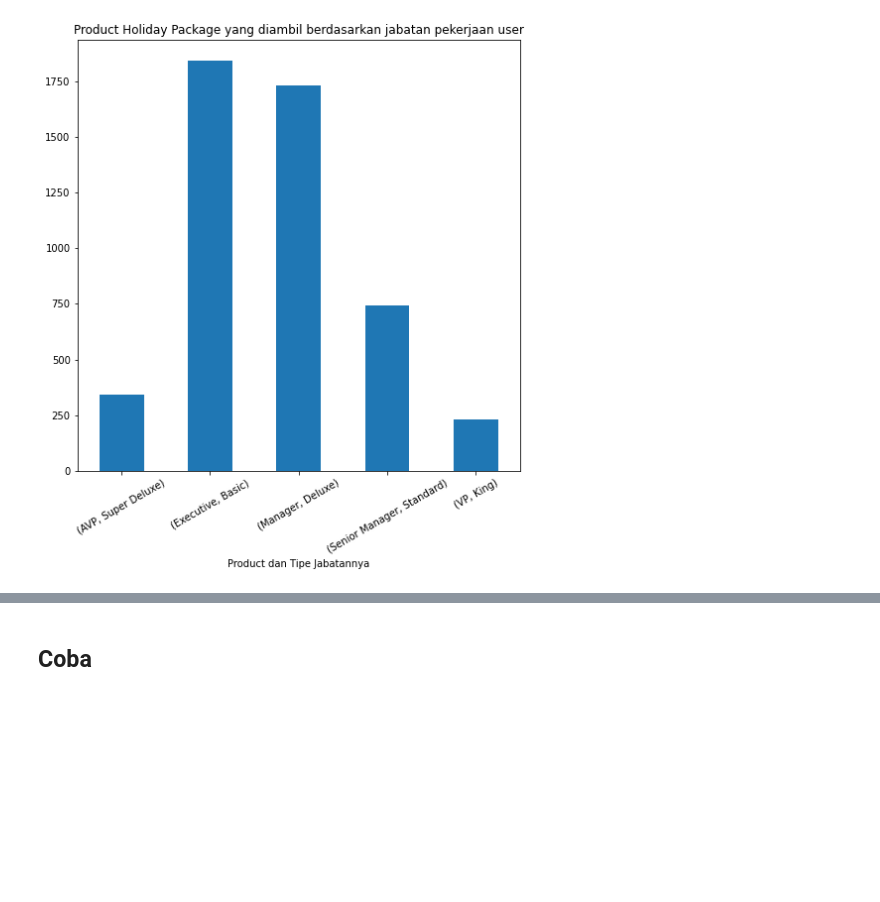
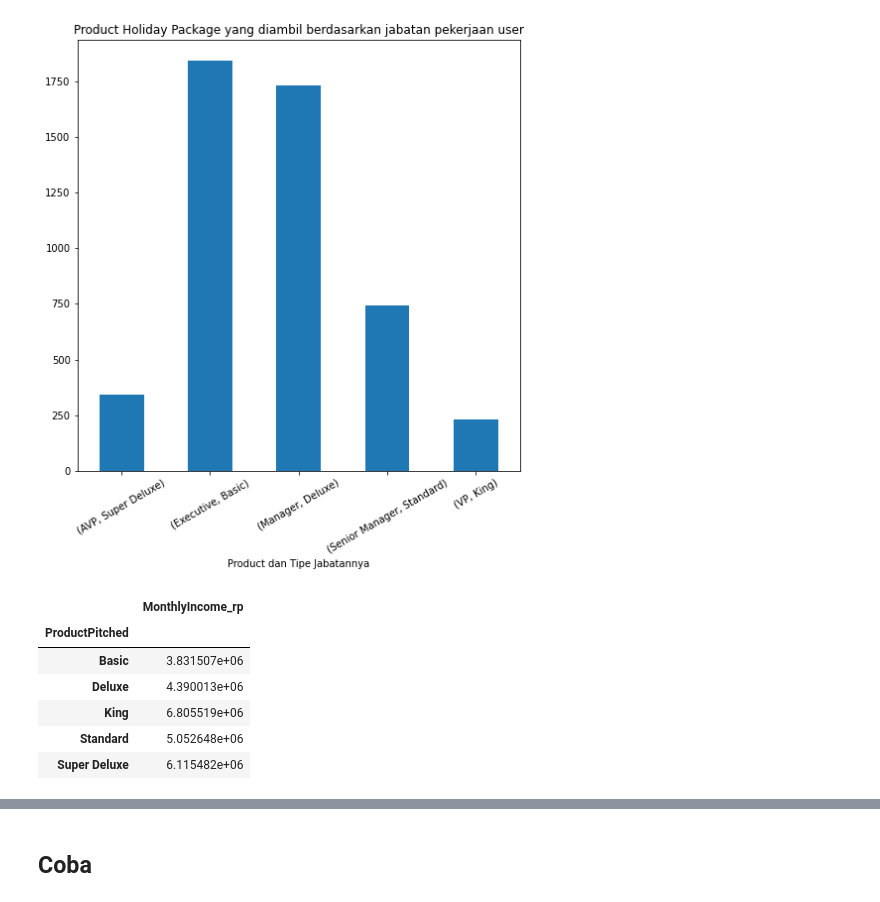
Before and after one commit to H8-Assignments-Bay/p2---final-project-group-005, a Jupyter notebook: eda.ipynb, the cells around one changed output, grey strips where cells are left out. Cells and saved outputs as stored; diff of their text form; code cells hidden in the pictures; blank space fills up the shorter version.

```diff
--- a/eda.ipynb
+++ b/eda.ipynb
@@ -208,3 +208,13 @@ product.set_title("Product Holiday Package yang diambil berdasarkan jabatan peke
 plt.show()
 # %% [output]
 [figure]
+# %%
+df.groupby('ProductPitched')[['MonthlyIncome_rp']].mean()
+# %% [output]
+|  | MonthlyIncome_rp |
+| ProductPitched |  |
+| Basic | 3.831507e+06 |
+| Deluxe | 4.390013e+06 |
+| King | 6.805519e+06 |
+| Standard | 5.052648e+06 |
+| Super Deluxe | 6.115482e+06 |
```
Also changed, not shown: parts of 2 cells of this notebook, 1 other file.
